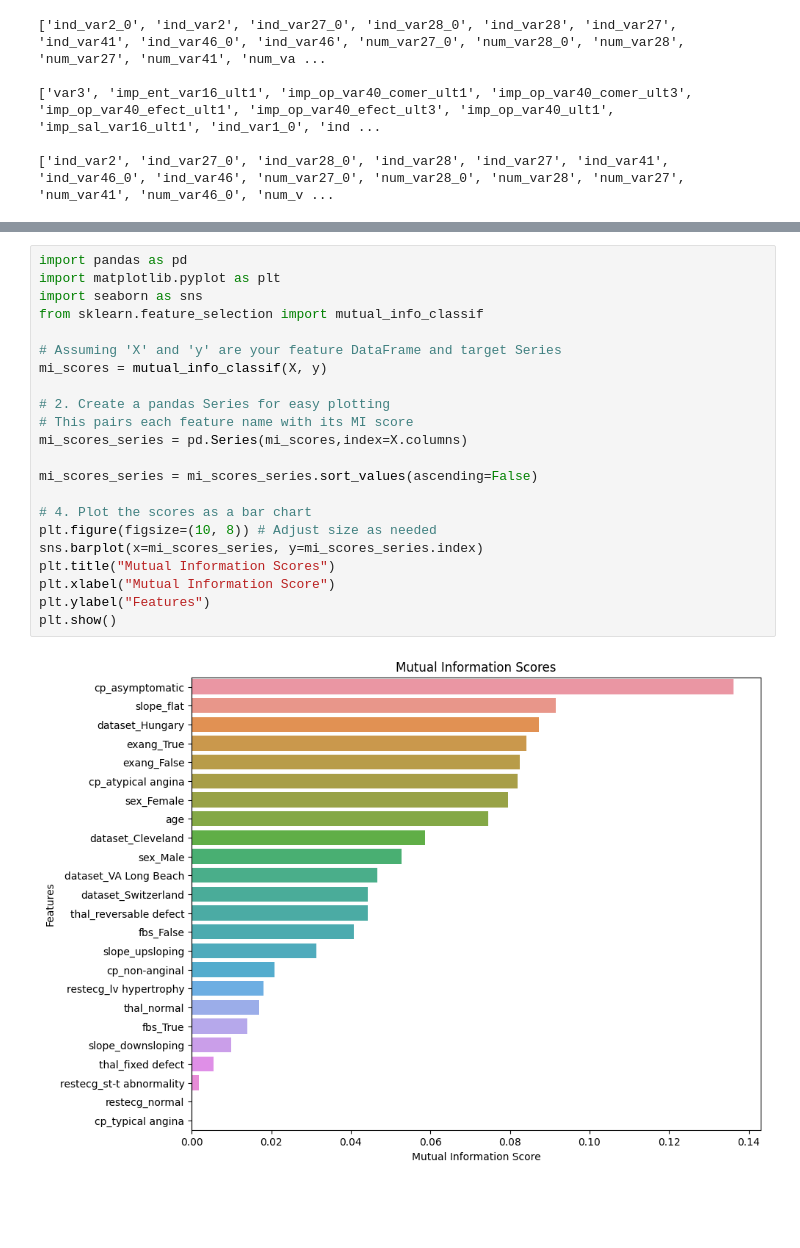
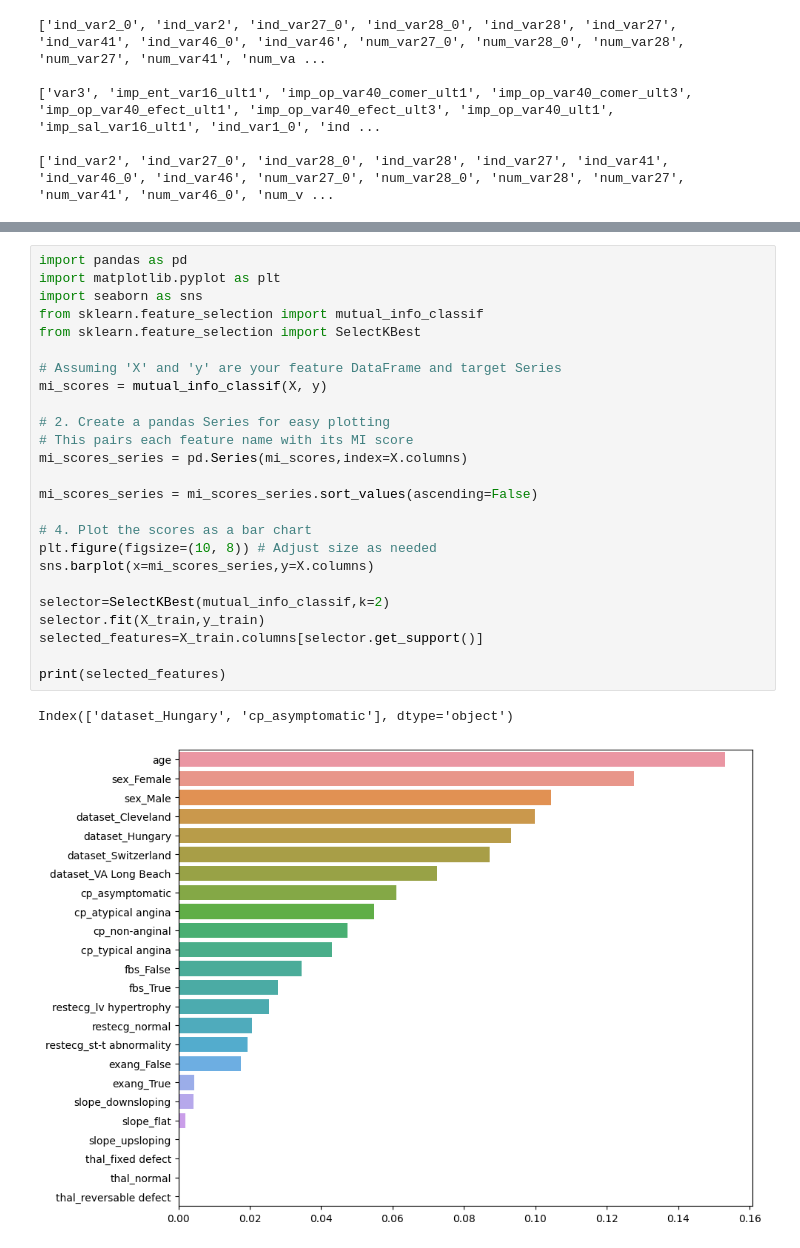
Before and after one commit to Seshmanuvarthi/ml-journey-2025, a Jupyter notebook: ml-internal-practise.ipynb, the cells around one changed output, grey strips where cells are left out. Cells and saved outputs as stored; diff of their text form; blank space fills up the shorter version.

```diff
--- a/ml-internal-practise.ipynb
+++ b/ml-internal-practise.ipynb
@@ -227,24 +217,28 @@ Index(['age', 'sex_Male', 'dataset_Cleveland', 'dataset_Hungary',
 # %%
 import pandas as pd
 import matplotlib.pyplot as plt
 import seaborn as sns
 from sklearn.feature_selection import mutual_info_classif
+from sklearn.feature_selection import SelectKBest
 
 # Assuming 'X' and 'y' are your feature DataFrame and target Series
 mi_scores = mutual_info_classif(X, y)
 
 # 2. Create a pandas Series for easy plotting
 # This pairs each feature name with its MI score
 mi_scores_series = pd.Series(mi_scores,index=X.columns)
 
 mi_scores_series = mi_scores_series.sort_values(ascending=False)
 
 # 4. Plot the scores as a bar chart
 plt.figure(figsize=(10, 8)) # Adjust size as needed
-sns.barplot(x=mi_scores_series, y=mi_scores_series.index)
-plt.title("Mutual Information Scores")
-plt.xlabel("Mutual Information Score")
-plt.ylabel("Features")
-plt.show()
+sns.barplot(x=mi_scores_series,y=X.columns)
+
+selector=SelectKBest(mutual_info_classif,k=2)
+selector.fit(X_train,y_train)
+selected_features=X_train.columns[selector.get_support()]
+
+print(selected_features)
 # %% [output]
+Index(['dataset_Hungary', 'cp_asymptomatic'], dtype='object')
-[figure, old version]
+[figure, new version]
```
Also changed, not shown: parts of 3 cells of this notebook.
